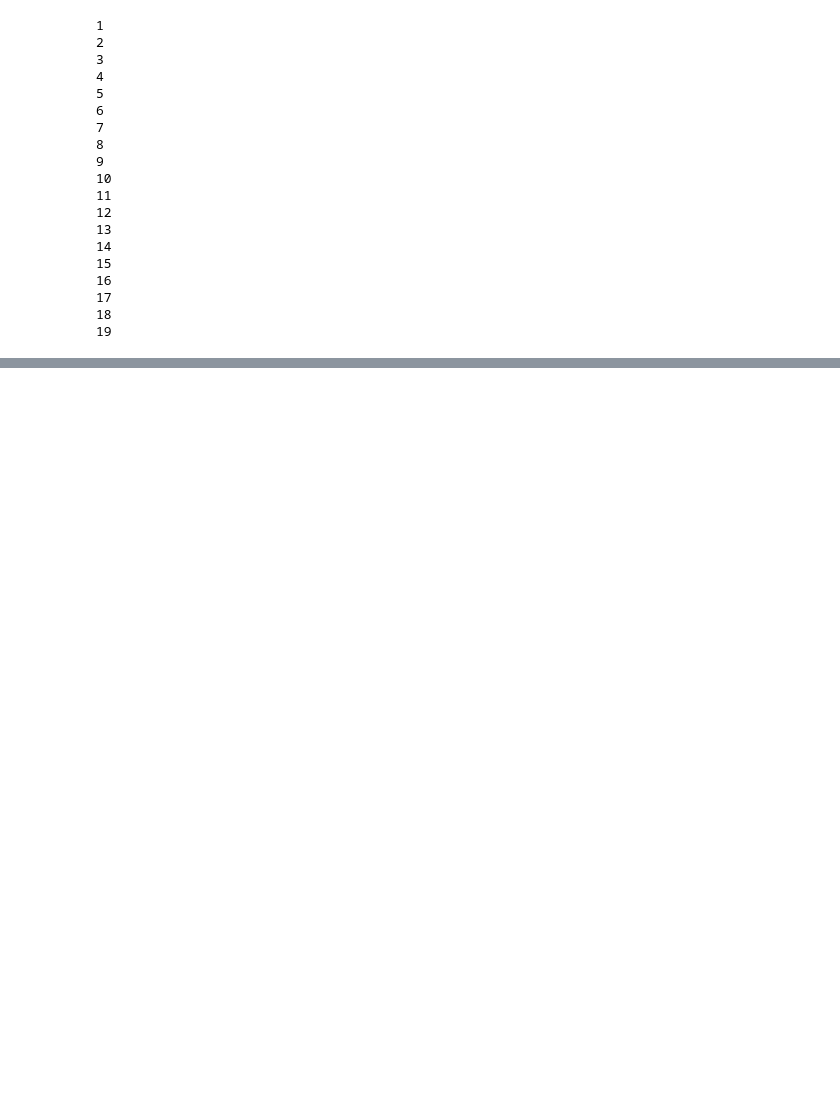
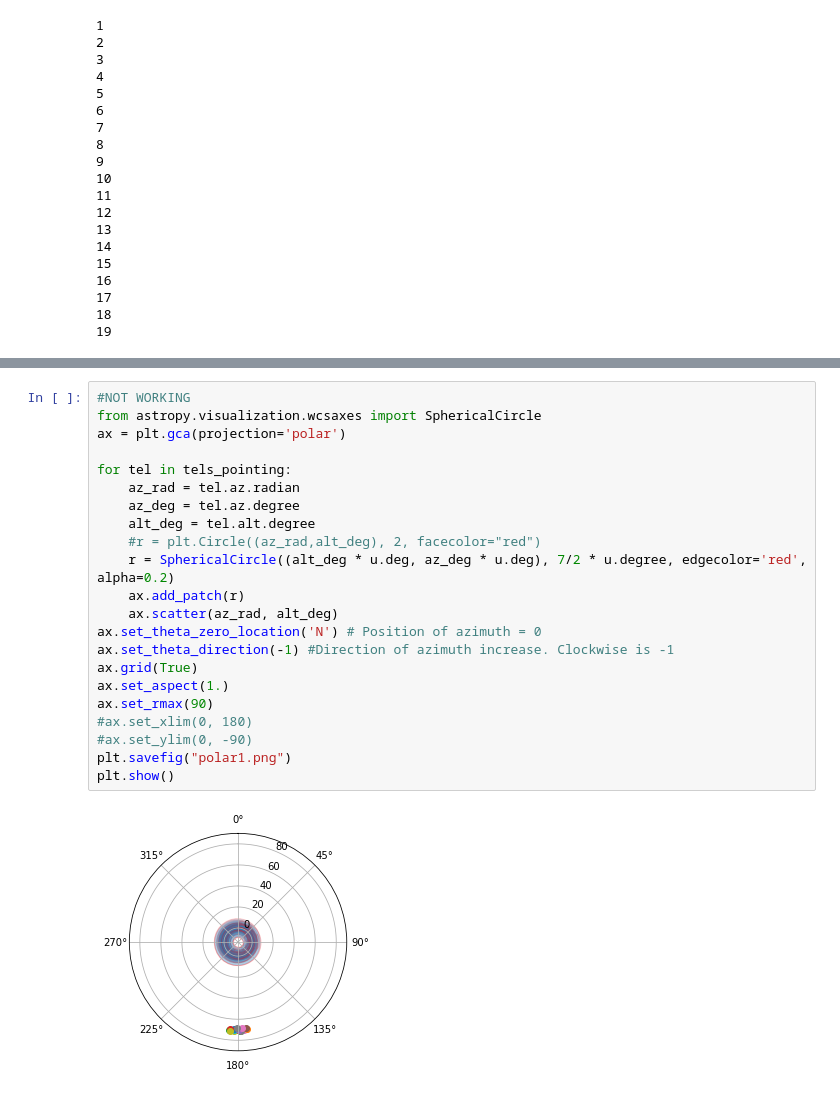
Before and after one commit to Iburelli/Divergent-Pointing, a Jupyter notebook: divtel/North_layout_test.ipynb, the cells around one changed output, grey strips where cells are left out. Saved outputs shown, nothing was run; the diff lists cells and outputs as text; blank space fills up the shorter version.

```diff
--- a/divtel/North_layout_test.ipynb
+++ b/divtel/North_layout_test.ipynb
@@ -109 +152,25 @@ fig = ax.scatter(array.barycenter[0], array.barycenter[1], array.barycenter[2])
+# %%
+#NOT WORKING
+from astropy.visualization.wcsaxes import SphericalCircle
+ax = plt.gca(projection='polar')
+
+for tel in tels_pointing:
+    az_rad = tel.az.radian
+    az_deg = tel.az.degree
+    alt_deg = tel.alt.degree
+    #r = plt.Circle((az_rad,alt_deg), 2, facecolor="red")
+    r = SphericalCircle((alt_deg * u.deg, az_deg * u.deg), 7/2 * u.degree, edgecolor='red', alpha=0.2)
+    ax.add_patch(r)
+    ax.scatter(az_rad, alt_deg)
+ax.set_theta_zero_location('N') # Position of azimuth = 0
+ax.set_theta_direction(-1) #Direction of azimuth increase. Clockwise is -1
+ax.grid(True)
+ax.set_aspect(1.)
+ax.set_rmax(90)
+#ax.set_xlim(0, 180)
+#ax.set_ylim(0, -90)
+plt.savefig("polar1.png")
+plt.show()
+# %% [output]
+[figure, added]
 # %%
```
Also changed, not shown: parts of 11 cells of this notebook.
